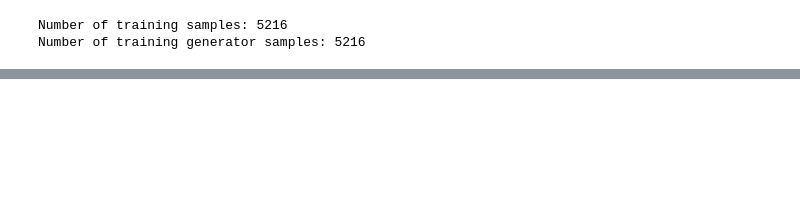
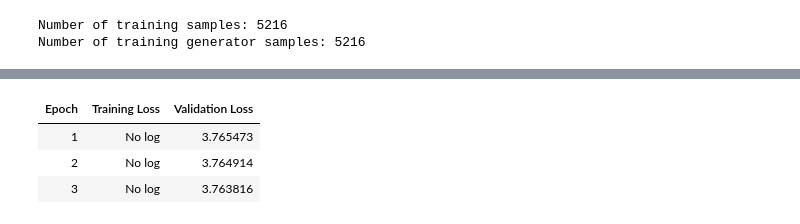
Before and after one commit to hafsaaaaaaaa/MLPROJECT_, a Jupyter notebook: project_pnenumonia_or_normal.ipynb, the cells around one changed output, grey strips where cells are left out. Drawn from its saved outputs; the diff is of its cells as text; code cells hidden in the pictures; blank space fills up the shorter version.

```diff
--- a/project_pnenumonia_or_normal.ipynb
+++ b/project_pnenumonia_or_normal.ipynb
@@ -213,0 +227,81 @@ Predicted: Normal
+# %%
+from transformers import GPT2Tokenizer, GPT2LMHeadModel, Trainer, TrainingArguments
+import json
+import torch
+
+# Load your prepared dataset
+def load_dataset(file_path):
+    dataset = []
+    with open(file_path, 'r') as f:
+        for line in f:
+            dataset.append(json.loads(line))
+    return dataset
+
+# Prepare dataset for training
+class RadiologyDataset(torch.utils.data.Dataset):
+    def __init__(self, tokenizer, file_path):
+        self.dataset = load_dataset(file_path)
+        self.tokenizer = tokenizer
+
+    def __len__(self):
+        return len(self.dataset)
+
+    def __getitem__(self, idx):
+        prompt = self.dataset[idx]['prompt']
+        completion = self.dataset[idx]['completion']
+
+        text = prompt + " " + completion + self.tokenizer.eos_token
+        encoding = self.tokenizer(text,
+                               max_length=512,
+                               padding='max_length',
+                               truncation=True,
+                               return_tensors="pt")
+
+        return {
+            'input_ids': encoding['input_ids'].squeeze(),
+            'attention_mask': encoding['attention_mask'].squeeze(),
+            'labels': encoding['input_ids'].squeeze()
+        }
+
+# Initialize model and tokenizer
+tokenizer = GPT2Tokenizer.from_pretrained("gpt2")
+model = GPT2LMHeadModel.from_pretrained("gpt2")
+tokenizer.pad_token = tokenizer.eos_token
+
+# Create dataset
+dataset = RadiologyDataset(tokenizer, "/content/new txt file.txt")
+
+# Split dataset
+train_size = int(0.9 * len(dataset))
+train_dataset, val_dataset = torch.utils.data.random_split(dataset, [train_size, len(dataset) - train_size])
+
+# Training arguments (CORRECTED VERSION)
+training_args = TrainingArguments(
+    output_dir="./results",
+    num_train_epochs=3,
+    per_device_train_batch_size=2,
+    per_device_eval_batch_size=2,
+    warmup_steps=500,
+    weight_decay=0.01,
+    logging_dir="./logs",
+    logging_steps=10,
+    evaluation_strategy="epoch",
+    save_strategy="epoch",
+    report_to="none"  # Disables wandb
+)
+
+# Trainer
+trainer = Trainer(
+    model=model,
+    args=training_args,
+    train_dataset=train_dataset,
+    eval_dataset=val_dataset
+)
+
+# Start fine-tuning
+trainer.train()
+
+# Save the fine-tuned model
+model.save_pretrained("./fine_tuned_radiogpt")
+tokenizer.save_pretrained("./fine_tuned_radiogpt")
+# %% [output]
@@ -213,0 +310,4 @@ Predicted: Normal
+| Epoch | Training Loss | Validation Loss |
+| 1 | No log | 3.765473 |
+| 2 | No log | 3.764914 |
+| 3 | No log | 3.763816 |
```
Also changed, not shown: parts of 15 cells of this notebook.
